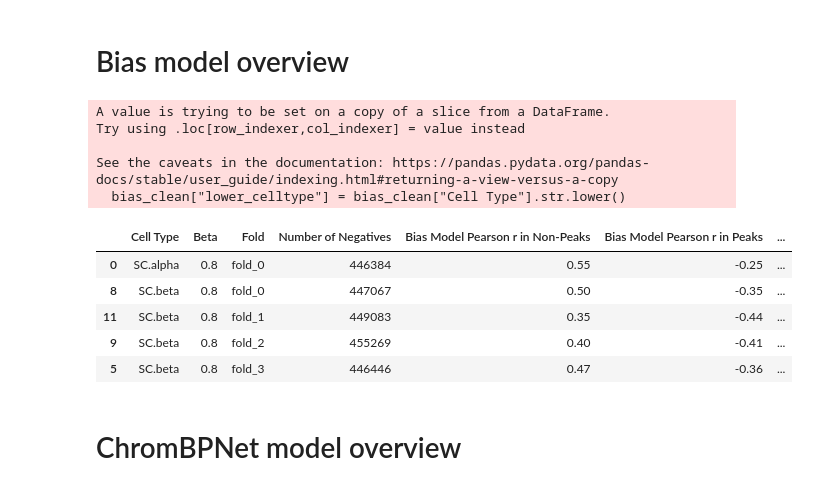
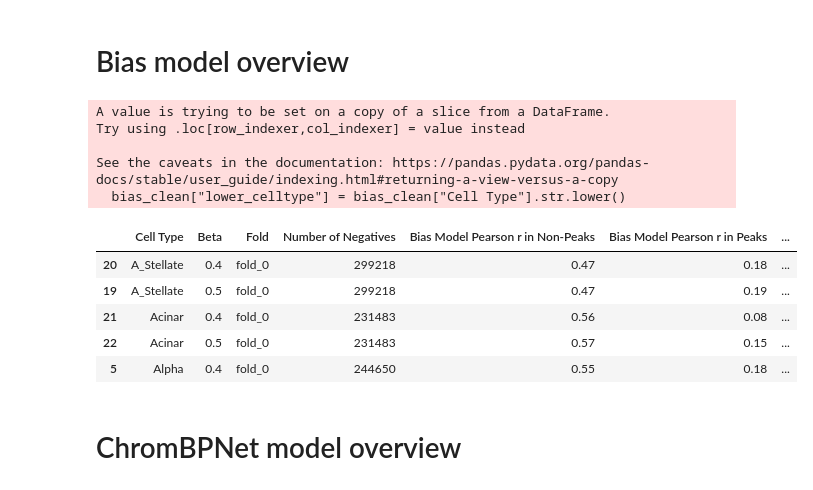
Before and after one commit to ML4GLand/chrombpnet, a Jupyter notebook: make_summary_tables.ipynb, the cells around one changed output. Drawn from its saved outputs; the diff is of its cells as text; code cells hidden in the pictures.

Commit message:
cleaning

```diff
--- a/make_summary_tables.ipynb
+++ b/make_summary_tables.ipynb
@@ -52,17 +54,16 @@ fragment_counts = pd.read_csv(path_fragments_counts, sep="\t", index_col=0).to_d
 # Get number of narrowPeaks per celltype
 narrowPeaks = {}
 for f in glob.glob(f"{path_narrowPeaks_dir}/*.narrowPeak"):
-    celltype = os.path.basename(f).split(".narrowPeak")[0]
+    celltype = os.path.basename(f).split("_peaks.narrowPeak")[0]
     narrowPeaks[celltype] = len(pd.read_csv(f, sep="\t", header=None))
 narrowPeaks = {k: v for k, v in narrowPeaks.items() if "top" not in k}
 
 # Get number of cells per celltype
-bc_metadata = pd.read_csv(path_bc_metadata, sep="\t", index_col=0)
-cells_per_celltype = bc_metadata.groupby("rna_celltype").size()
+bc_counts = pd.read_csv(path_bc_counts, sep="\t", index_col=0).to_dict()["barcodes"]
 
 # Make a df that looks like this: Cell Type	Number of Barcodes	Number of Fragments	Number of Peak Calls
 df = pd.DataFrame({
-    "Number of Barcodes": cells_per_celltype,
+    "Number of Barcodes": pd.Series(bc_counts),
     "Number of Fragments": pd.Series(fragment_counts),
     "Number of Peak Calls": pd.Series(narrowPeaks)
 })
@@ -126,39 +135,39 @@ for f in glob.glob(f"{path_out}/*/*/bias_model/*/evaluation/*_bias_metrics.json"
     bias_metrics = bias_metrics.append(curr_df)
 
 # Merge dfs
 bias = bias_data_params.merge(bias_metrics, on=["celltype", "beta", "fold"])
 bias = bias.merge(negatives_df, left_on=["celltype", "fold"], right_on=["Cell Type", "Fold"])
 
 # Clean up dataframe
 bias_clean = bias[["celltype", "beta", "fold", "Number of Negatives", "counts_metrics_nonpeaks_pearsonr", "counts_metrics_peaks_pearsonr", "profile_metrics_nonpeaks_median_jsd", "profile_metrics_peaks_median_jsd"]]
 bias_clean.columns = ["Cell Type", "Beta", "Fold", "Number of Negatives", "Bias Model Pearson r in Non-Peaks", "Bias Model Pearson r in Peaks", "Bias Model JSD in Non-Peaks", "Bias Model JSD in Peaks"]
 bias_clean["lower_celltype"] = bias_clean["Cell Type"].str.lower()
 bias_clean = bias_clean.sort_values(["lower_celltype", "Beta", "Fold"])
-bias_clean = bias_clean[bias_clean["Beta"] == "0.8"]
+#bias_clean = bias_clean[bias_clean["Beta"] == "0.8"]
 bias_clean["Number of Negatives"] = bias_clean["Number of Negatives"].astype(int)
 bias_clean["Bias Model Pearson r in Non-Peaks"] = bias_clean["Bias Model Pearson r in Non-Peaks"].round(2)
 bias_clean["Bias Model Pearson r in Peaks"] = bias_clean["Bias Model Pearson r in Peaks"].round(2)
 bias_clean["Bias Model JSD in Non-Peaks"] = bias_clean["Bias Model JSD in Non-Peaks"].round(2)
 bias_clean["Bias Model JSD in Peaks"] = bias_clean["Bias Model JSD in Peaks"].round(2)
 bias_clean = bias_clean.drop(columns="lower_celltype")
 
 # Save
 bias_clean.to_csv(f"{path_out}/summary/bias_metrics.csv", index=False)
 
 # Check it
 bias_clean.head()
 # %% [output]
 A value is trying to be set on a copy of a slice from a DataFrame.
 Try using .loc[row_indexer,col_indexer] = value instead
 
 See the caveats in the documentation: https://pandas.pydata.org/pandas-docs/stable/user_guide/indexing.html#returning-a-view-versus-a-copy
   bias_clean["lower_celltype"] = bias_clean["Cell Type"].str.lower()
 |  | Cell Type | Beta | Fold | Number of Negatives | Bias Model Pearson r in Non-Peaks | Bias Model Pearson r in Peaks | ... |
-| 0 | SC.alpha | 0.8 | fold_0 | 446384 | 0.55 | -0.25 | ... |
-| 8 | SC.beta | 0.8 | fold_0 | 447067 | 0.50 | -0.35 | ... |
-| 11 | SC.beta | 0.8 | fold_1 | 449083 | 0.35 | -0.44 | ... |
-| 9 | SC.beta | 0.8 | fold_2 | 455269 | 0.40 | -0.41 | ... |
-| 5 | SC.beta | 0.8 | fold_3 | 446446 | 0.47 | -0.36 | ... |
+| 20 | A_Stellate | 0.4 | fold_0 | 299218 | 0.47 | 0.18 | ... |
+| 19 | A_Stellate | 0.5 | fold_0 | 299218 | 0.47 | 0.19 | ... |
+| 21 | Acinar | 0.4 | fold_0 | 231483 | 0.56 | 0.08 | ... |
+| 22 | Acinar | 0.5 | fold_0 | 231483 | 0.57 | 0.15 | ... |
+| 5 | Alpha | 0.4 | fold_0 | 244650 | 0.55 | 0.18 | ... |
 # %% [markdown]
 # ChromBPNet model overview
 # %%
```
Also changed, not shown: parts of 31 cells of this notebook, 3 other files.
